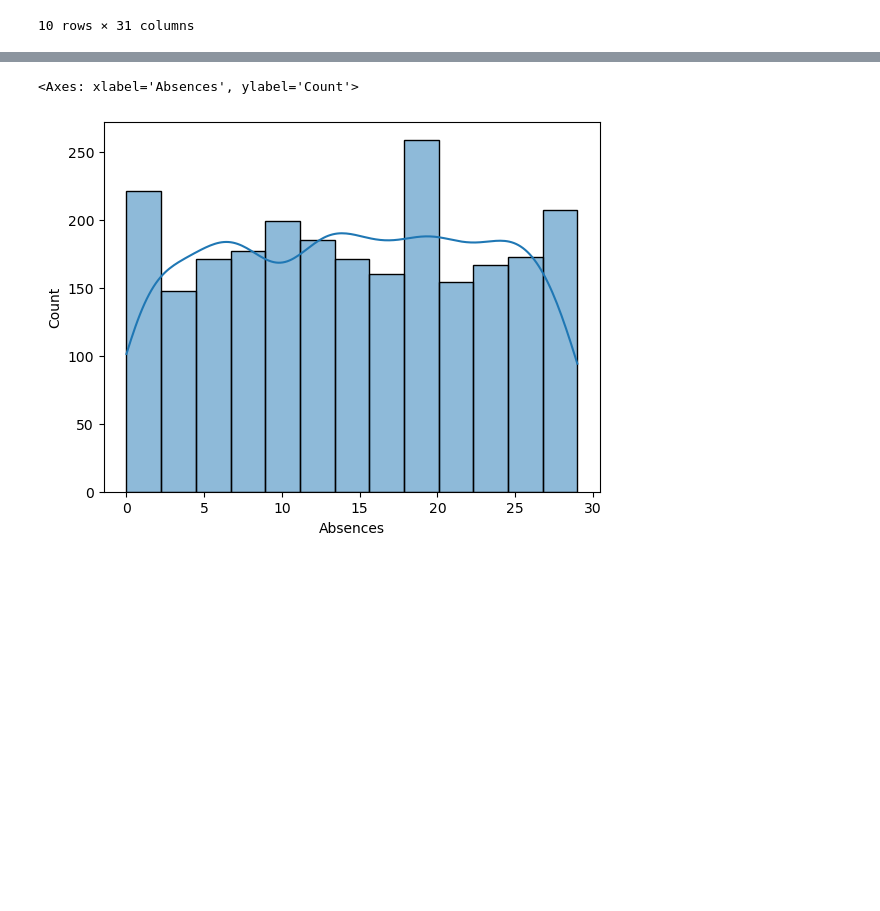
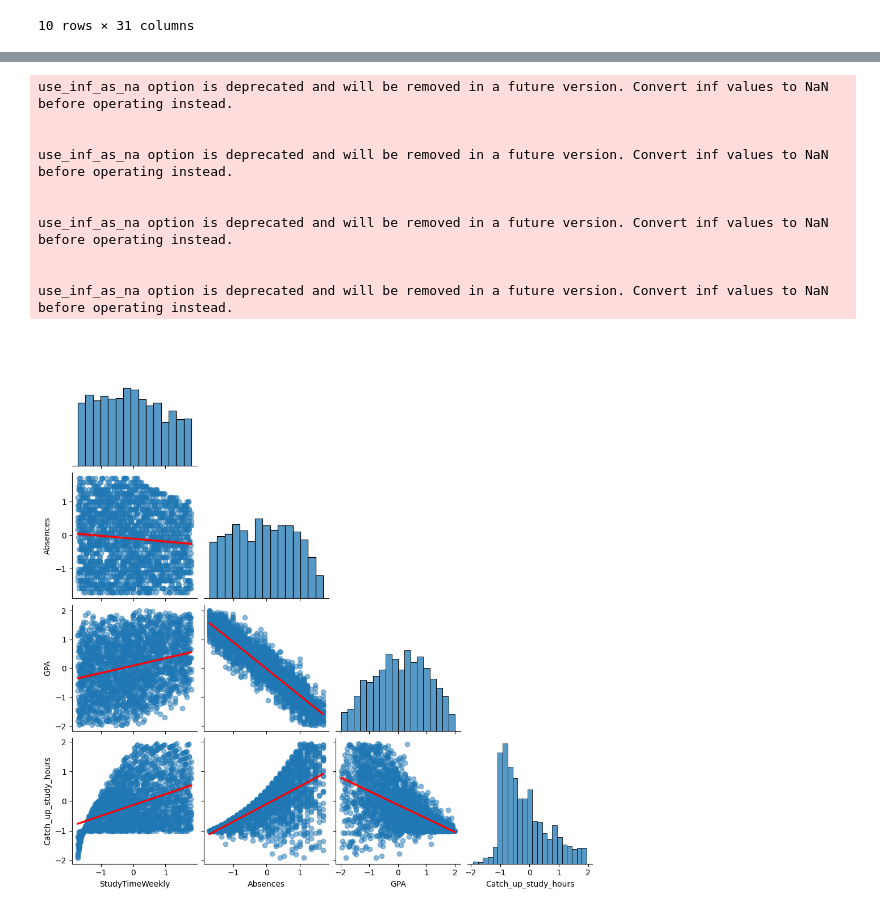
Before and after one commit to KCSchmutz/MLG382_Guided_Project_GroupX, a Jupyter notebook: MLG382_Guided_Project_GroupX_Notebook.ipynb, the cells around one changed output, grey strips where cells are left out. Cells and saved outputs as stored; diff of their text form; code cells hidden in the pictures; blank space fills up the shorter version.

Commit message:
Update MLG382_Guided_Project_GroupX_Notebook.ipynb
I have completed the data preparation and am moving on to other parts of the project.

```diff
--- a/MLG382_Guided_Project_GroupX_Notebook.ipynb
+++ b/MLG382_Guided_Project_GroupX_Notebook.ipynb
@@ -250,6 +266,18 @@ None
-# %%
-sns.histplot(df["Absences"], kde = True)
-#The data seems to have no outliers
-# %% [output]
-<Axes: xlabel='Absences', ylabel='Count'>
-[figure, removed]
+# %%
+# Viewing the correlation between numeric data
+_ = sns.pairplot(data = df_cleaned[scalar_features],
+                 corner = True,
+                 kind='reg',
+                 plot_kws={'line_kws': {'color': 'red'}, 'scatter_kws': {'alpha': 0.5}})
+# %% [output]
+use_inf_as_na option is deprecated and will be removed in a future version. Convert inf values to NaN before operating instead.
+
+
+use_inf_as_na option is deprecated and will be removed in a future version. Convert inf values to NaN before operating instead.
+
+
+use_inf_as_na option is deprecated and will be removed in a future version. Convert inf values to NaN before operating instead.
+
+
+use_inf_as_na option is deprecated and will be removed in a future version. Convert inf values to NaN before operating instead.
+[figure, added]
```
Also changed, not shown: parts of 7 cells of this notebook.
